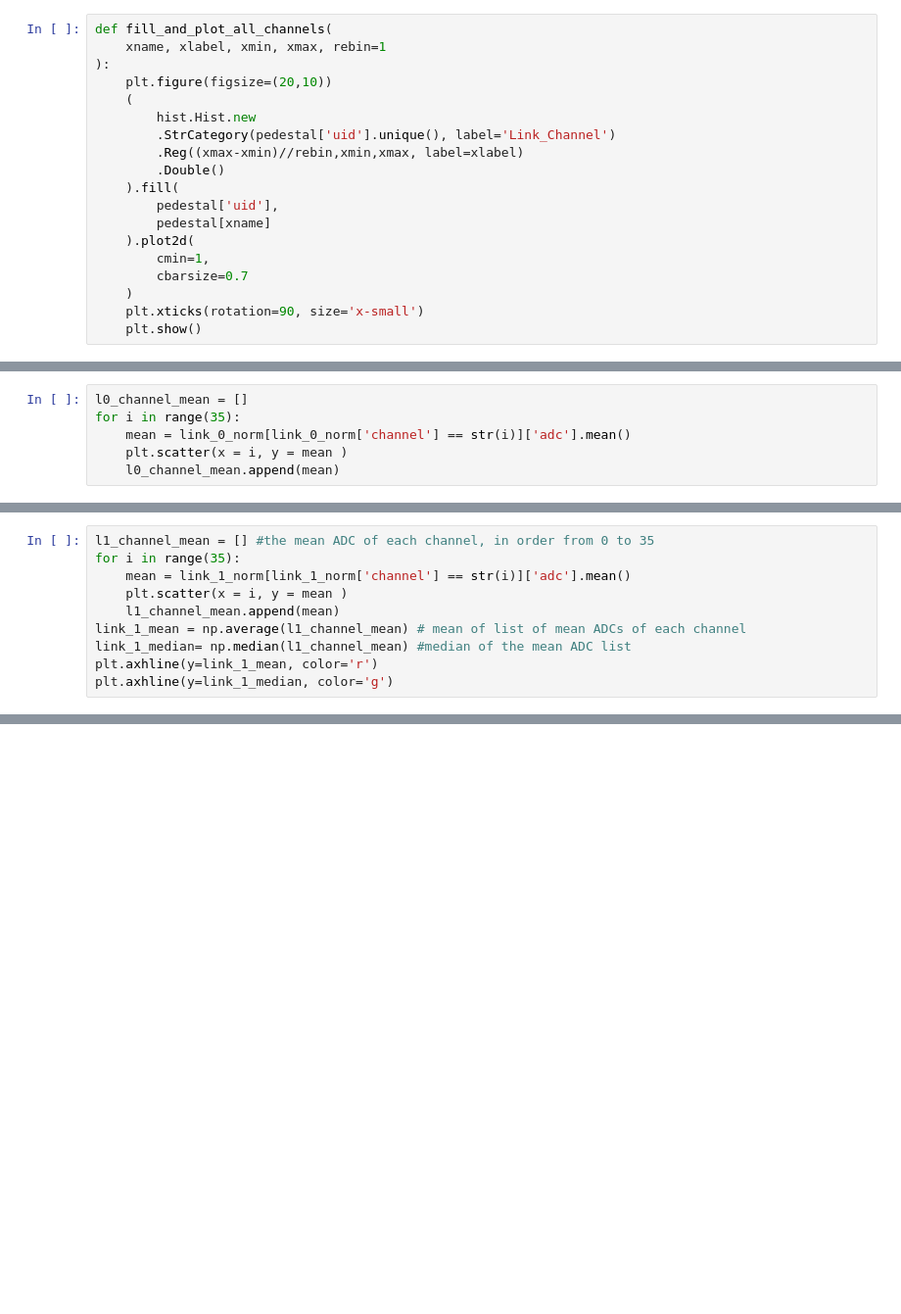
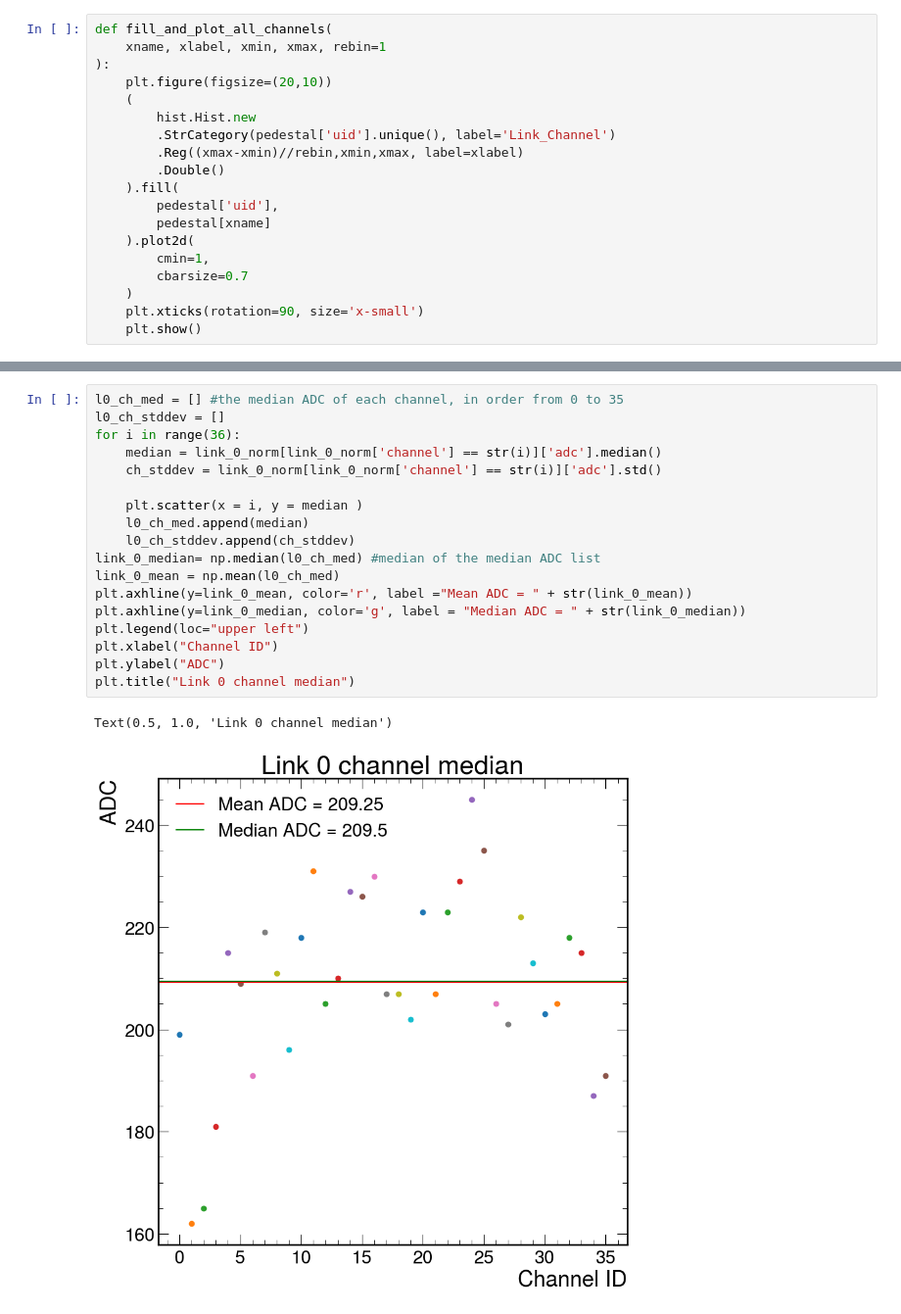
Before and after one commit to rodr1001/my_code, a Jupyter notebook: ldmx/hgcroc/pedestal_data/data/pedestal_ana.ipynb, the cells around one changed output, grey strips where cells are left out. Shown at 98% size. Cells and saved outputs as stored; diff of their text form; blank space fills up the shorter version.

```diff
--- a/ldmx/hgcroc/pedestal_data/data/pedestal_ana.ipynb
+++ b/ldmx/hgcroc/pedestal_data/data/pedestal_ana.ipynb
@@ -227,6 +47,0 @@ link_0_norm[link_0_norm['channel'] == str(i)]['adc'].mean()
-# %%
-l0_channel_mean = []
-for i in range(35):
-    mean = link_0_norm[link_0_norm['channel'] == str(i)]['adc'].mean()
-    plt.scatter(x = i, y = mean )
-    l0_channel_mean.append(mean)
@@ -256,10 +47,0 @@ Name: channel, Length: 360000, dtype: object
-# %%
-l1_channel_mean = [] #the mean ADC of each channel, in order from 0 to 35
-for i in range(35):
-    mean = link_1_norm[link_1_norm['channel'] == str(i)]['adc'].mean()
-    plt.scatter(x = i, y = mean )
-    l1_channel_mean.append(mean)
-link_1_mean = np.average(l1_channel_mean) # mean of list of mean ADCs of each channel
-link_1_median= np.median(l1_channel_mean) #median of the mean ADC list
-plt.axhline(y=link_1_mean, color='r')
-plt.axhline(y=link_1_median, color='g')
@@ -281,0 +121,21 @@ plt.axhline(y=link_1_mean, color='r')
+# %%
+l0_ch_med = [] #the median ADC of each channel, in order from 0 to 35
+l0_ch_stddev = []
+for i in range(36):
+    median = link_0_norm[link_0_norm['channel'] == str(i)]['adc'].median()
+    ch_stddev = link_0_norm[link_0_norm['channel'] == str(i)]['adc'].std()
+
+    plt.scatter(x = i, y = median )
+    l0_ch_med.append(median)
+    l0_ch_stddev.append(ch_stddev)
+link_0_median= np.median(l0_ch_med) #median of the median ADC list
+link_0_mean = np.mean(l0_ch_med)
+plt.axhline(y=link_0_mean, color='r', label ="Mean ADC = " + str(link_0_mean))
+plt.axhline(y=link_0_median, color='g', label = "Median ADC = " + str(link_0_median))
+plt.legend(loc="upper left")
+plt.xlabel("Channel ID")
+plt.ylabel("ADC")
+plt.title("Link 0 channel median")
+# %% [output]
+Text(0.5, 1.0, 'Link 0 channel median')
+[figure, added]
```
Also changed, not shown: parts of 79 cells of this notebook, 7 other files.
